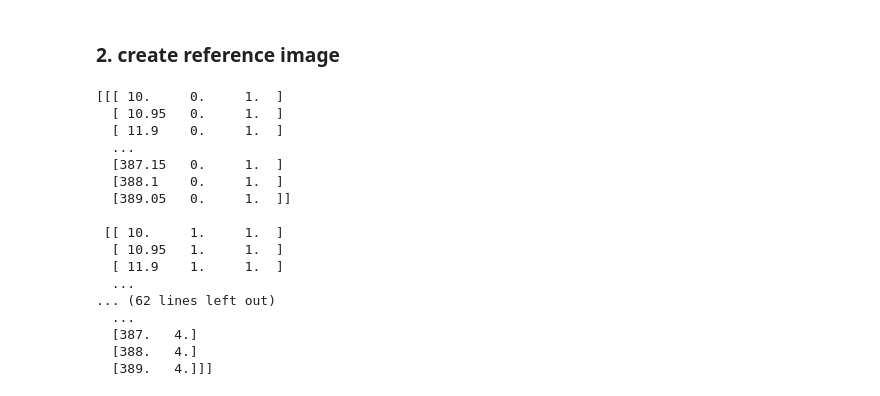
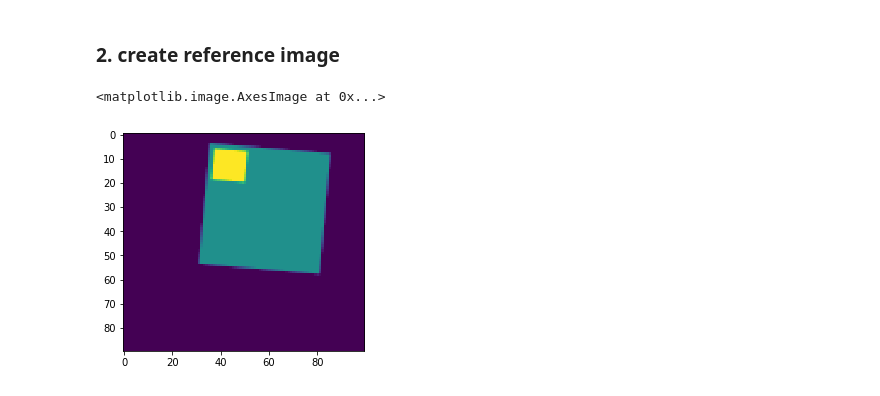
Before and after one commit to MarlonCZY/AffineRegisteration, a Jupyter notebook: AffineRegisterationVersion2.ipynb, the cells around one changed output. Drawn from its saved outputs; the diff is of its cells as text; code cells hidden in the pictures.

```diff
--- a/AffineRegisterationVersion2.ipynb
+++ b/AffineRegisterationVersion2.ipynb
@@ -14,8 +12,6 @@ def interpolate(template, projectMatrix):
 # %%
-def biInterpolate(template, transImage, matrix):
-    yShape, xShape = template.shape
+def getCoorMatrix(imageShape):
+    yShape, xShape = imageSize
     coorMatrix = np.asarray(np.meshgrid(np.arange(xShape), np.arange(yShape)))
     coorMatrix = np.rollaxis(coorMatrix, 0, 3)
-    onesMatrix = np.ones(template.shape).reshape(yShape, xShape, 1)
-    coorMatrix = np.concatenate((coorMatrix, onesMatrix), axis=2)
-    projectMatrix = np.dot(coorMatrix, transformMatrix.T) # the coordinate matrix of transformed image
+    return coorMatrix
@@ -21,0 +48,14 @@ def biInterpolate(template, transImage, matrix):
+# %%
+def biInterpolate(template, transformMatrix):
+    cornerMatrixes, projectMatrix = getFourCorners(transformMatrix)
+    kMatrix = [] # UpLeft, UpRight, DownLeft, DownRight interpolated corner image
+    for i, matrix in enumerate(cornerMatrixes):
+        new = template[matrix[:,:,1],matrix[:, :, 0]]
+        kMatrix.append(new)
+    xr1 = projectMatrix[:,:,0] - cornerMatrixes[0][:, :, 0]
+    xr2 = projectMatrix[:,:,1] - cornerMatrixes[0][:, :, 1]
+    k00, k01, k10, k11 = kMatrix[2], kMatrix[0], kMatrix[3], kMatrix[1]
+    newImage = (1-xr1)*((1-xr2)*k01+xr2*k00)+xr1*((1-xr2)*k11+xr2*k10)
+    delta_px = (1-xr2)*(k11-k01) + xr2*(k10-k00)
+    delta_py = (1-xr1)*(k00-k01) + xr1*(k10-k11)
+    return newImage, delta_px, delta_py
@@ -38,38 +96,15 @@ Text(0, 0.5, 'y')
 ### 2. create reference image
 # %%
 reference = np.zeros(template.shape)
-transformMatrix = np.array([[0.95, 0.0, 10.0],[0.0, 1.0, 0.0],[0.0, 0.0, 1.0]])
+import math
+angle = -5*math.pi/180.0
+angle_sin = math.sin(angle)
+angle_cos = math.cos(angle)
+transformMatrix = np.array([[angle_cos, -angle_sin, -30.0],[angle_sin, angle_cos, 4.0],[0.0, 0.0, 1.0]])
-# %%
-# 1. calculat the coordinate matrix
-yShape, xShape = template.shape
-coorMatrix = np.asarray(np.meshgrid(np.arange(xShape), np.arange(yShape)))
-coorMatrix = np.rollaxis(coorMatrix, 0, 3)
-onesMatrix = np.ones(template.shape).reshape(yShape, xShape, 1)
-coorMatrix = np.concatenate((coorMatrix, onesMatrix), axis=2)
-# transformed coordinate matrix of transformed Matrix
-projectMatrix = np.dot(coorMatrix, transformMatrix.T)
-print(projectMatrix[0:5])
-
-# 2. build nearby 4 point
-DLmatrix = np.floor(projectMatrix[:,:,0:2])
-DUmatrix = np.concatenate((np.floor(projectMatrix[:,:,0]).reshape(M, N, 1), np.ceil(projectMatrix[:,:,1]).reshape(M, N, 1)), axis=2)
-
-print(DUmatrix[0:5])
-# %% [output]
-[[[ 10.     0.     1.  ]
-  [ 10.95   0.     1.  ]
-  [ 11.9    0.     1.  ]
-  ...
-  [387.15   0.     1.  ]
-  [388.1    0.     1.  ]
-  [389.05   0.     1.  ]]
-
- [[ 10.     1.     1.  ]
-  [ 10.95   1.     1.  ]
-  [ 11.9    1.     1.  ]
-  ...
-... (62 lines left out)
-  ...
-  [387.   4.]
-  [388.   4.]
-  [389.   4.]]]
+# %%
+newImage, _, _ = biInterpolate(template, transformMatrix) # May have some edge problem
+reference = newImage
+plt.imshow(reference)
+# %% [output]
+<matplotlib.image.AxesImage at 0x...>
+[figure, added]
```
Also changed, not shown: parts of 12 cells of this notebook, 8 other files.
